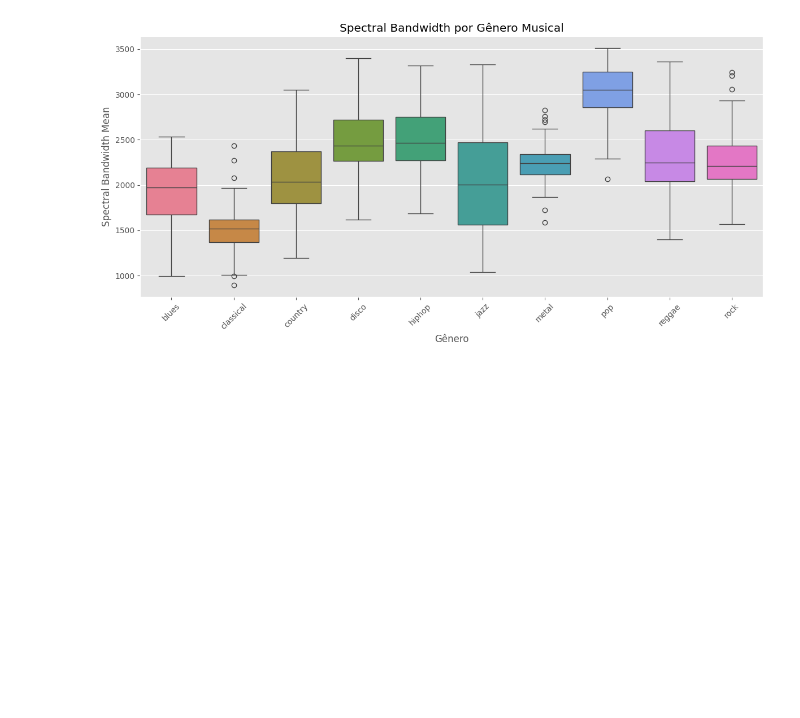
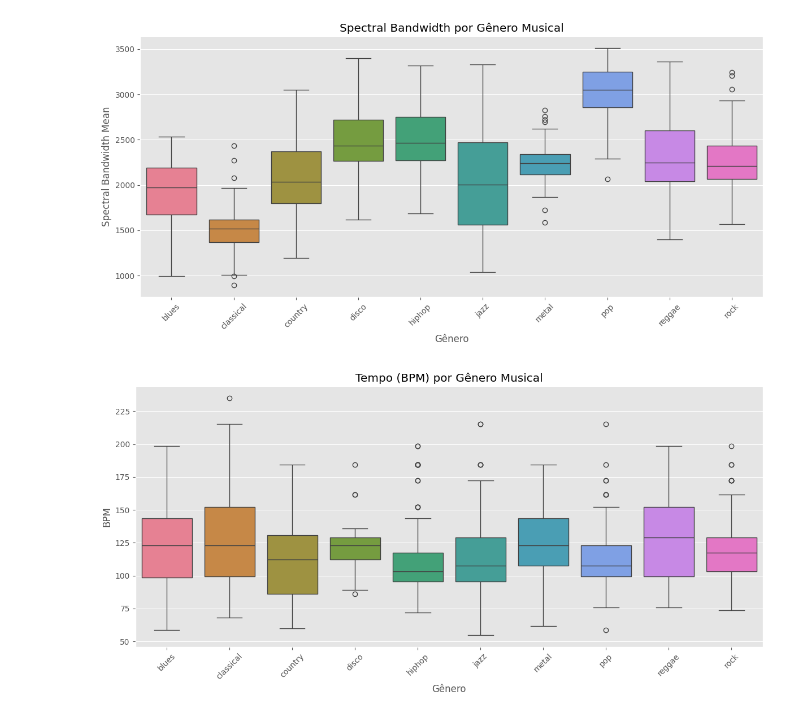
Before and after one commit to Leonardomachad0/music-genre-classifier, a Jupyter notebook: notebooks/01_exploratory_analysis.ipynb, the cells around one changed output. Cells and saved outputs as stored; diff of their text form; code cells hidden in the pictures; blank space fills up the shorter version.

Commit message:
feat: add feature correlation heatmap and BPM analysis

```diff
--- a/notebooks/01_exploratory_analysis.ipynb
+++ b/notebooks/01_exploratory_analysis.ipynb
@@ -149,3 +149,16 @@ plt.tight_layout()
 plt.show()
 # %% [output]
 [figure]
+# %%
+# Distribuição do tempo (BPM) por gênero
+plt.figure(figsize=(12, 6))
+sns.boxplot(data=df, x='label', y='tempo',
+            hue='label', palette='husl', legend=False)
+plt.title('Tempo (BPM) por Gênero Musical')
+plt.xlabel('Gênero')
+plt.ylabel('BPM')
+plt.xticks(rotation=45)
+plt.tight_layout()
+plt.show()
+# %% [output]
+[figure, added]
```
Also changed, not shown: parts of 1 cell of this notebook.
